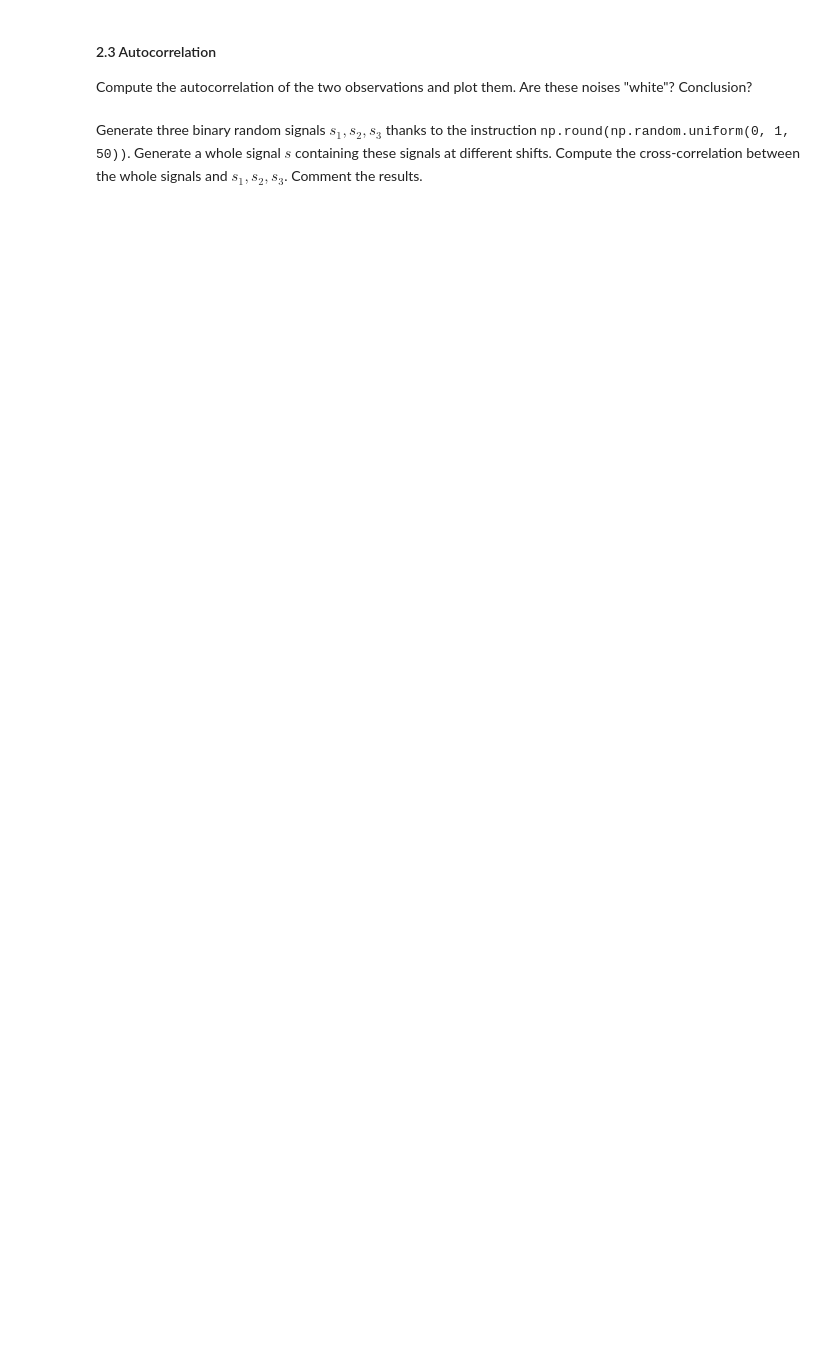
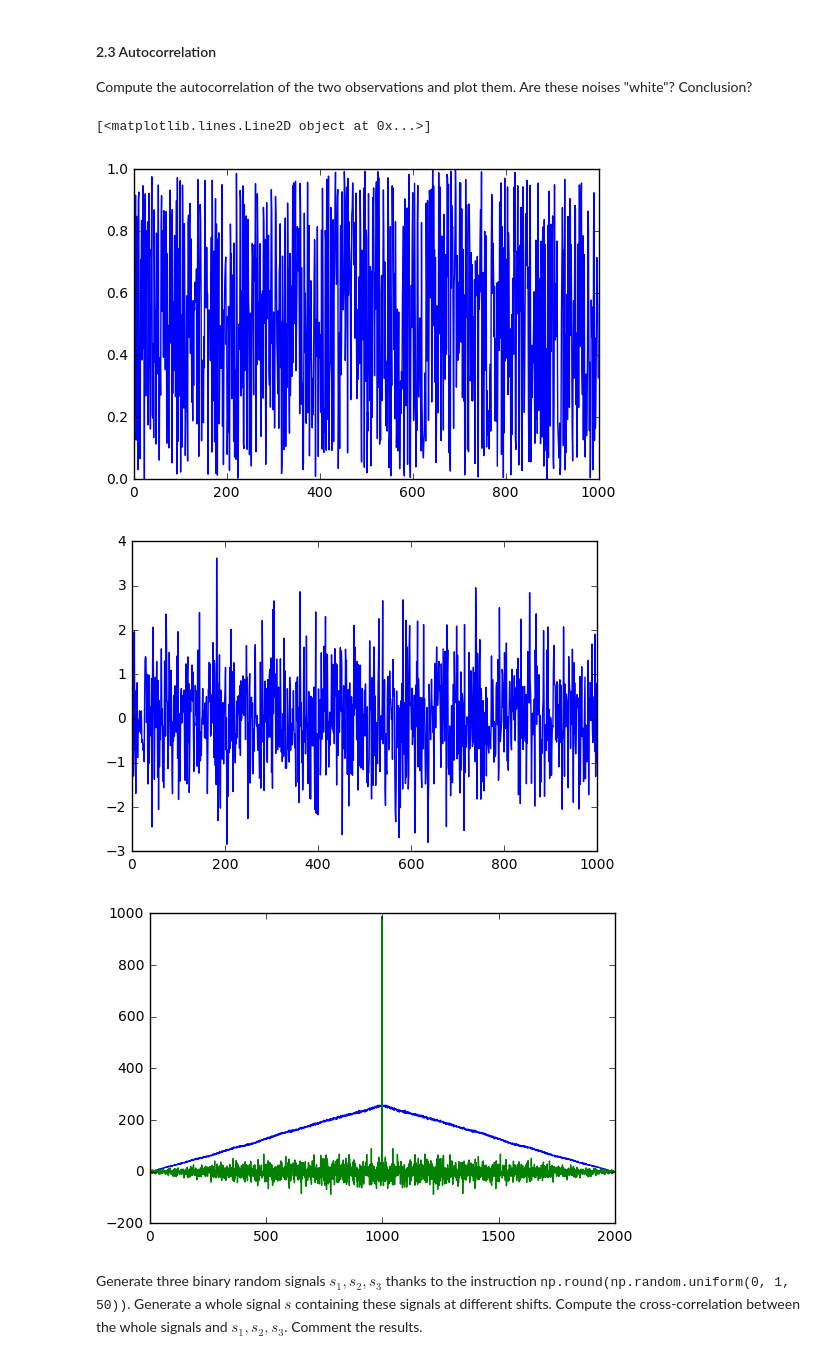
Before and after one commit to robertopao/DSP-TP-1617, a Jupyter notebook: Lab1/python/Lab1.ipynb, the cells around one changed output. Drawn from its saved outputs; the diff is of its cells as text; code cells hidden in the pictures; blank space fills up the shorter version.

```diff
--- a/Lab1/python/Lab1.ipynb
+++ b/Lab1/python/Lab1.ipynb
@@ -295,2 +313,23 @@ Compute the autocorrelation of the two observations and plot them. Are these noi
+# %%
+plt.plot(su)
+plt.figure()
+
+plt.plot(s_Gauss)
+
+plt.figure()
+# Compute the autocorrelation of Gaussian observations
+## np.correlate(...)
+out = np.correlate(su,su,mode='full')
+plt.plot(out)
+
+out2 = np.correlate(s_Gauss,s_Gauss,mode='full')
+plt.plot(out2)
+
+#So the gaussian signal is the white noise because it has similar energies for all of the frequency domain
+# %% [output]
+[<matplotlib.lines.Line2D object at 0x...>]
+[figure, added]
+[figure, added]
+[figure, added]
 # %% [markdown]
 Generate three binary random signals $s_1, s_2, s_3$ thanks to the instruction <tt>np.round(np.random.uniform(0, 1, 50))</tt>. Generate a whole signal $s$ containing these signals at different shifts. Compute the cross-correlation between the whole signals and $s_1, s_2, s_3$. Comment the results.
```
Also changed, not shown: parts of 10 cells of this notebook.
